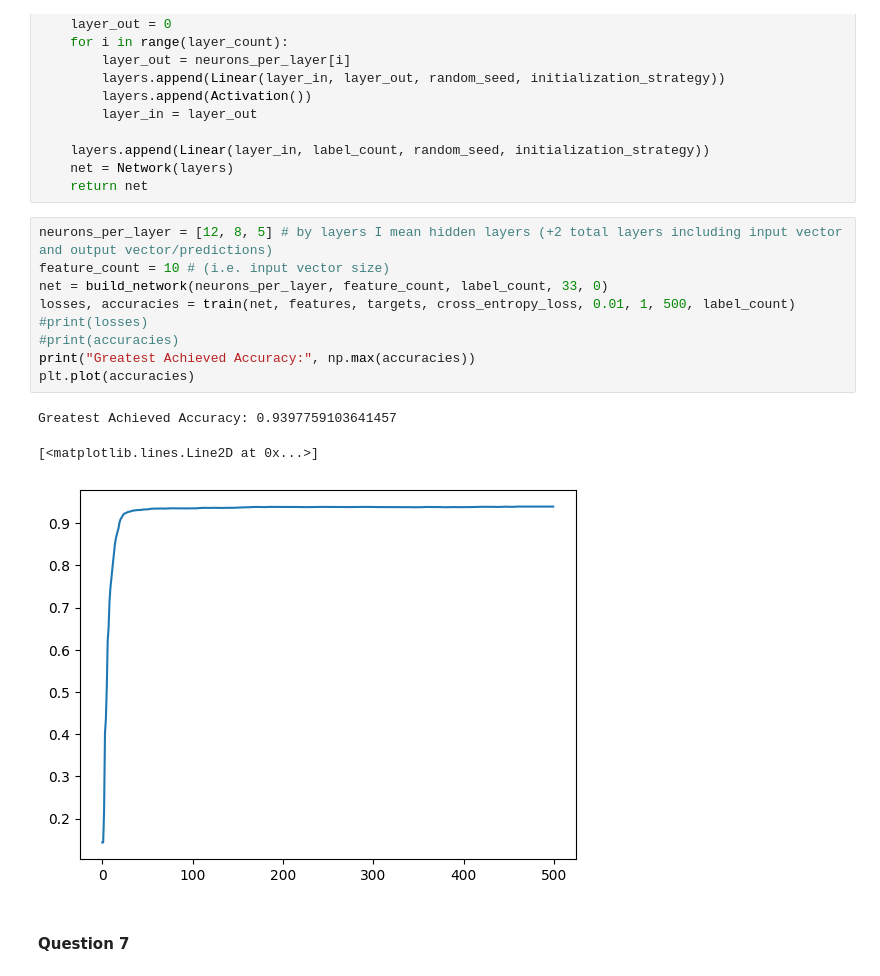
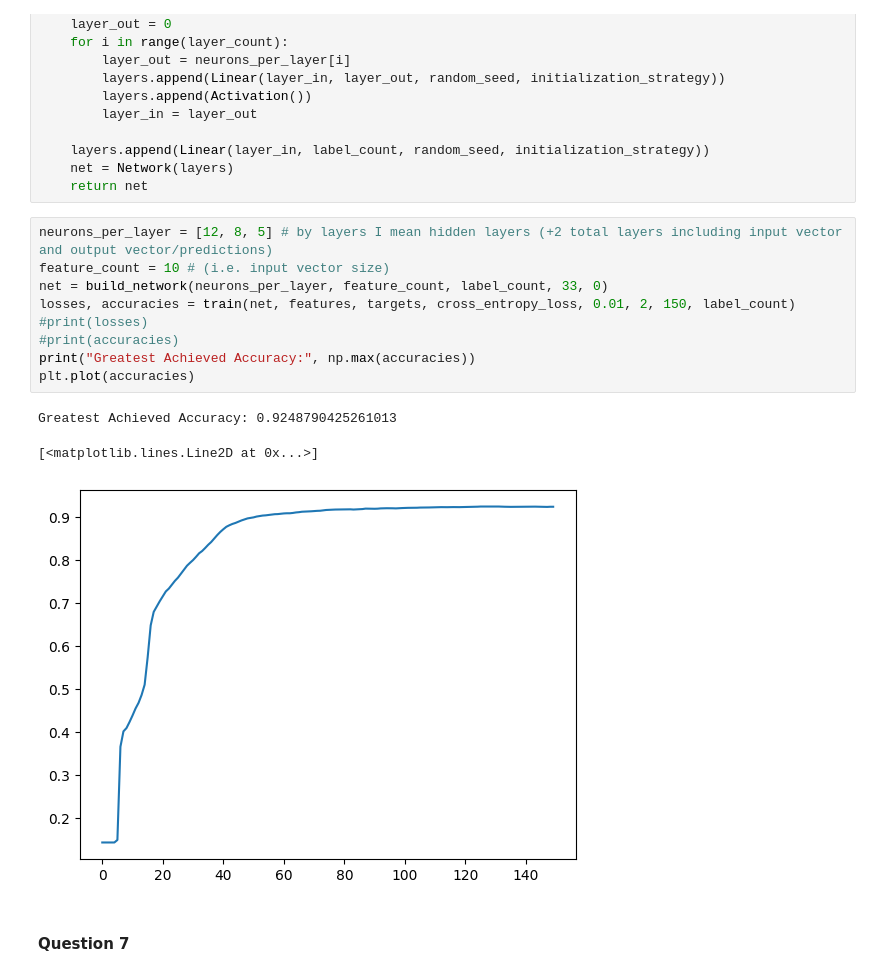
Before and after one commit to Pavel-77-ro/ANN-Assignment, a Jupyter notebook: src/Main.ipynb, the cells around one changed output. Drawn from its saved outputs; the diff is of its cells as text.

```diff
--- a/src/Main.ipynb
+++ b/src/Main.ipynb
@@ -543,16 +543,16 @@ def build_network(neurons_per_layer, feature_count, label_count, random_seed, in
 # %%
 neurons_per_layer = [12, 8, 5] # by layers I mean hidden layers (+2 total layers including input vector and output vector/predictions)
 feature_count = 10 # (i.e. input vector size)
 net = build_network(neurons_per_layer, feature_count, label_count, 33, 0)
-losses, accuracies = train(net, features, targets, cross_entropy_loss, 0.01, 1, 500, label_count)
+losses, accuracies = train(net, features, targets, cross_entropy_loss, 0.01, 2, 150, label_count)
 #print(losses)
 #print(accuracies)
 print("Greatest Achieved Accuracy:", np.max(accuracies))
 plt.plot(accuracies)
 # %% [output]
-Greatest Achieved Accuracy: 0.9397759103641457
+Greatest Achieved Accuracy: 0.9248790425261013
 [<matplotlib.lines.Line2D at 0x...>]
-[figure, old version]
+[figure, new version]
 # %% [markdown]
 #### Question 7
 # %% [markdown]
```
Also changed, not shown: parts of 3 cells of this notebook.
